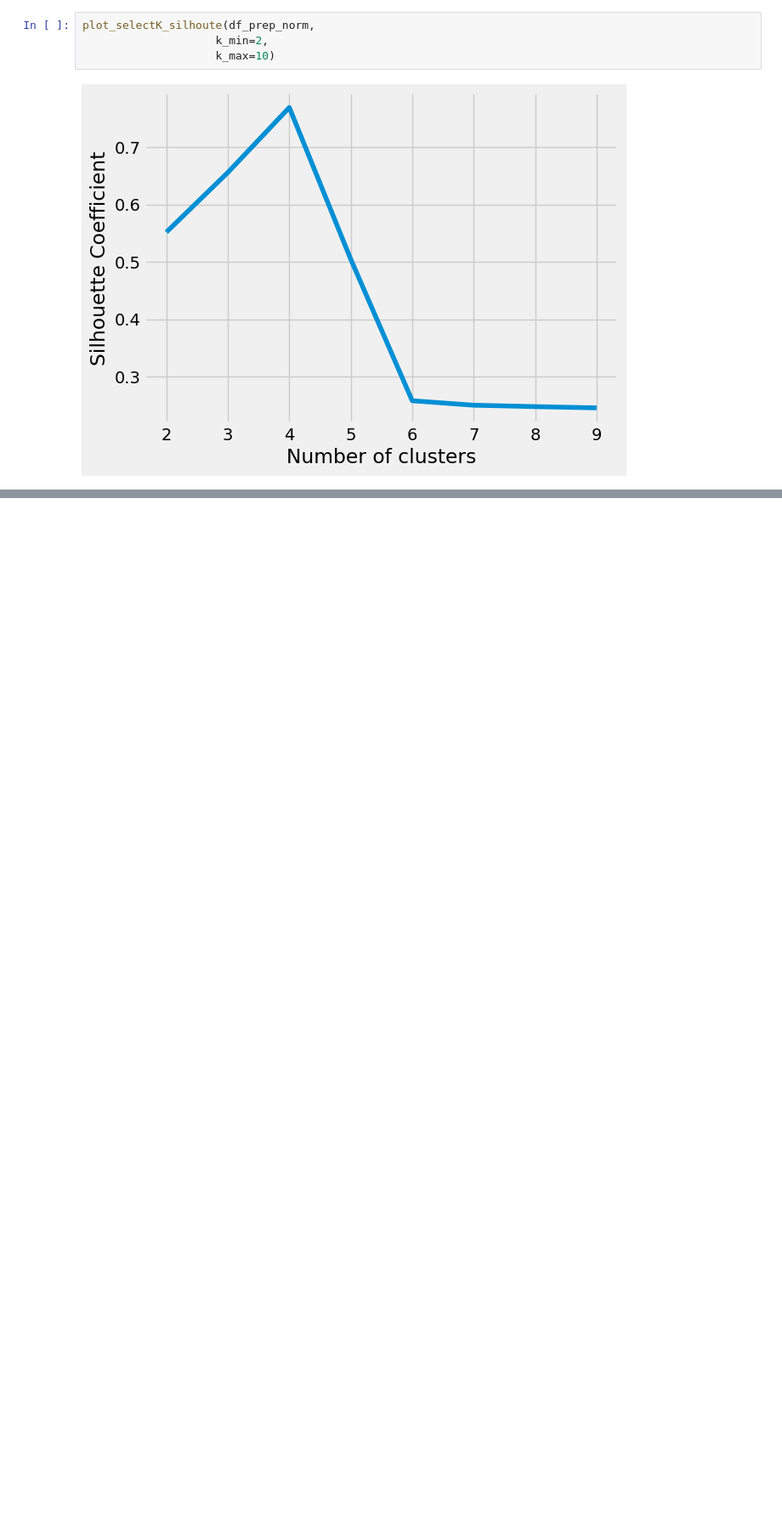
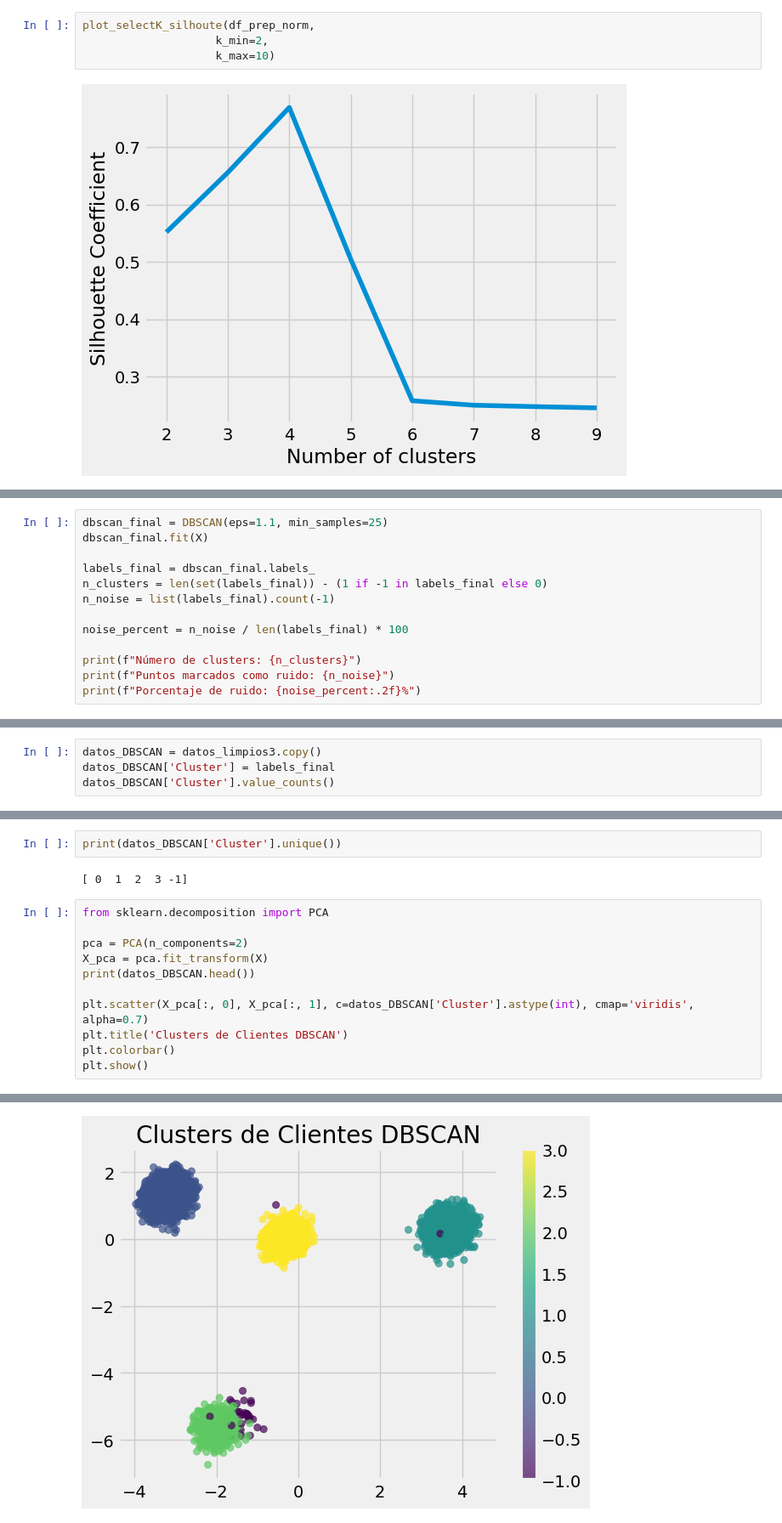
Before and after one commit to andreschaparr0/Laboratorios-BI, a Jupyter notebook: Lab02-BI/Lab02.ipynb, the cells around one changed output, grey strips where cells are left out. Shown at 85% size. Drawn from its saved outputs; the diff is of its cells as text; blank space fills up the shorter version.

```diff
--- a/Lab02-BI/Lab02.ipynb
+++ b/Lab02-BI/Lab02.ipynb
@@ -337,0 +427,13 @@ plot_selectK_silhoute(df_prep_norm,
+# %%
+dbscan_final = DBSCAN(eps=1.1, min_samples=25)
+dbscan_final.fit(X)
+
+labels_final = dbscan_final.labels_
+n_clusters = len(set(labels_final)) - (1 if -1 in labels_final else 0)
+n_noise = list(labels_final).count(-1)
+
+noise_percent = n_noise / len(labels_final) * 100
+
+print(f"Número de clusters: {n_clusters}")
+print(f"Puntos marcados como ruido: {n_noise}")
+print(f"Porcentaje de ruido: {noise_percent:.2f}%")
@@ -337,0 +446,4 @@ plot_selectK_silhoute(df_prep_norm,
+# %%
+datos_DBSCAN = datos_limpios3.copy()
+datos_DBSCAN['Cluster'] = labels_final
+datos_DBSCAN['Cluster'].value_counts()
@@ -337,0 +458,16 @@ plot_selectK_silhoute(df_prep_norm,
+# %%
+print(datos_DBSCAN['Cluster'].unique())
+# %% [output]
+[ 0  1  2  3 -1]
+# %%
+from sklearn.decomposition import PCA
+
+pca = PCA(n_components=2)
+X_pca = pca.fit_transform(X)
+print(datos_DBSCAN.head())
+
+plt.scatter(X_pca[:, 0], X_pca[:, 1], c=datos_DBSCAN['Cluster'].astype(int), cmap='viridis', alpha=0.7)
+plt.title('Clusters de Clientes DBSCAN')
+plt.colorbar()
+plt.show()
+# %% [output]
@@ -337,0 +491 @@ plot_selectK_silhoute(df_prep_norm,
+[figure, added]
```
Also changed, not shown: parts of 13 cells of this notebook.
